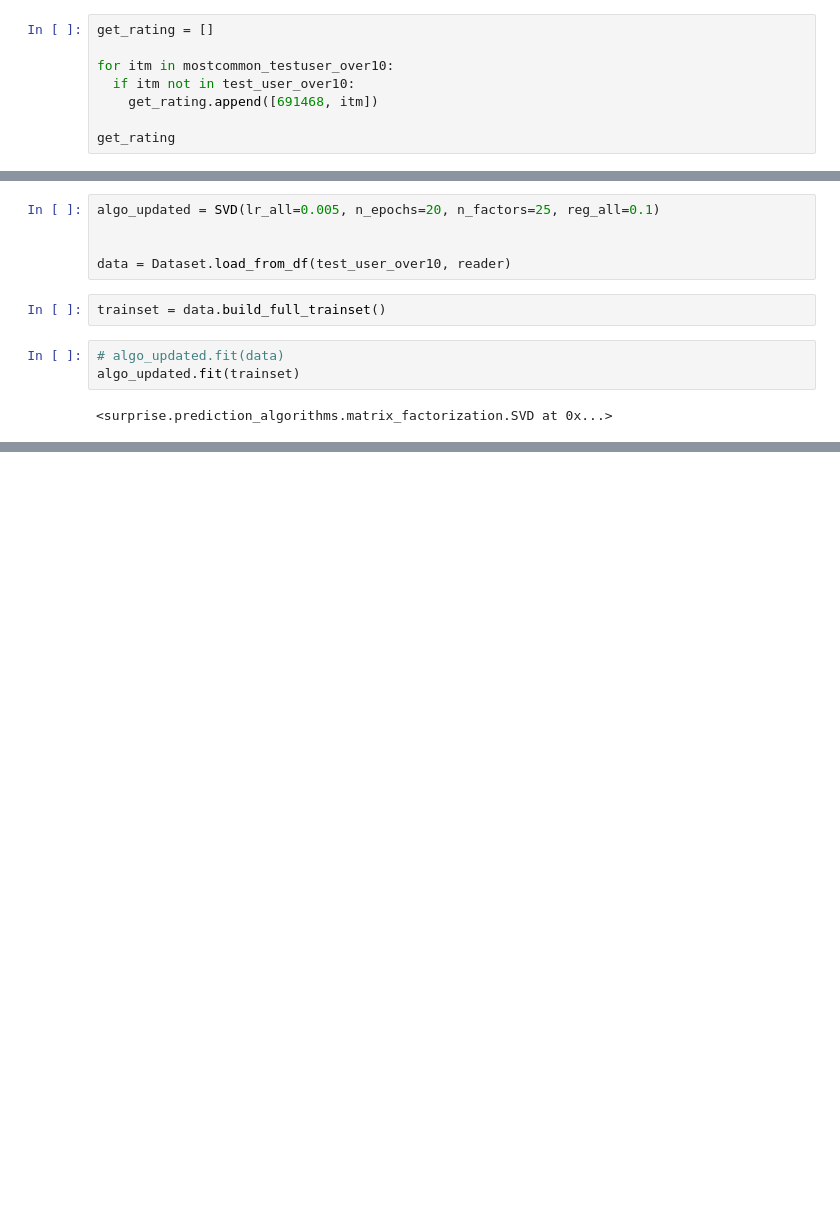
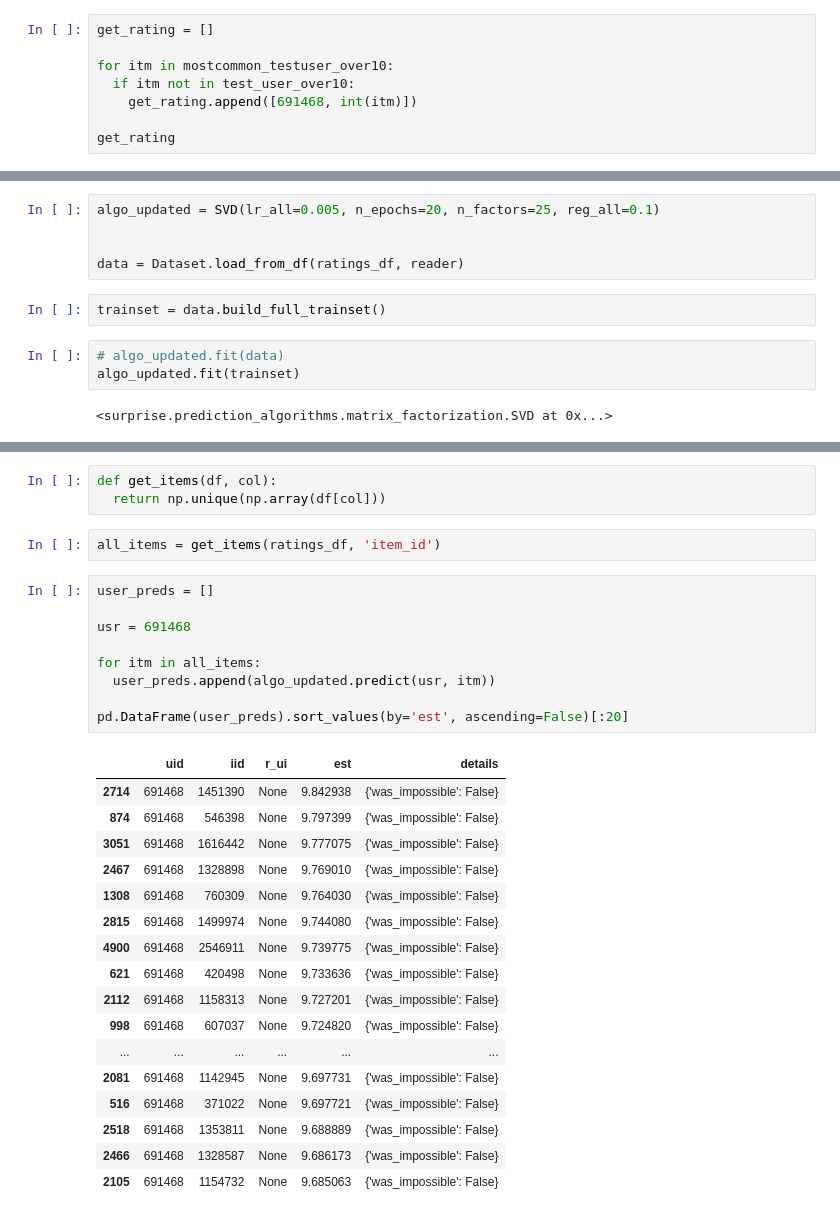
Before and after one commit to lschafrik/Recommend_the_Runway, a Jupyter notebook: c3_cos-sim_rating.ipynb, the cells around one changed output, grey strips where cells are left out. Saved outputs shown, nothing was run; the diff lists cells and outputs as text; blank space fills up the shorter version.

```diff
--- a/c3_cos-sim_rating.ipynb
+++ b/c3_cos-sim_rating.ipynb
@@ -249,6 +311,6 @@ get_rating = []
 
 for itm in mostcommon_testuser_over10:
   if itm not in test_user_over10:
-    get_rating.append([691468, itm])
+    get_rating.append([691468, int(itm)])
 
 get_rating
@@ -287,7 +323,7 @@ getrating_df
 algo_updated = SVD(lr_all=0.005, n_epochs=20, n_factors=25, reg_all=0.1)
 
 
-data = Dataset.load_from_df(test_user_over10, reader)
+data = Dataset.load_from_df(ratings_df, reader)
 # %%
 trainset = data.build_full_trainset()
 # %%
@@ -303,0 +392,32 @@ Prediction(uid=691468, iid=638571, r_ui=None, est=9.007679689847732, details={'w
+# %%
+def get_items(df, col):
+  return np.unique(np.array(df[col]))
+# %%
+all_items = get_items(ratings_df, 'item_id')
+# %%
+user_preds = []
+
+usr = 691468
+
+for itm in all_items:
+  user_preds.append(algo_updated.predict(usr, itm))
+
+pd.DataFrame(user_preds).sort_values(by='est', ascending=False)[:20]
+# %% [output]
+|  | uid | iid | r_ui | est | details |
+| 2714 | 691468 | 1451390 | None | 9.842938 | {'was_impossible': False} |
+| 874 | 691468 | 546398 | None | 9.797399 | {'was_impossible': False} |
+| 3051 | 691468 | 1616442 | None | 9.777075 | {'was_impossible': False} |
+| 2467 | 691468 | 1328898 | None | 9.769010 | {'was_impossible': False} |
+| 1308 | 691468 | 760309 | None | 9.764030 | {'was_impossible': False} |
+| 2815 | 691468 | 1499974 | None | 9.744080 | {'was_impossible': False} |
+| 4900 | 691468 | 2546911 | None | 9.739775 | {'was_impossible': False} |
+| 621 | 691468 | 420498 | None | 9.733636 | {'was_impossible': False} |
+| 2112 | 691468 | 1158313 | None | 9.727201 | {'was_impossible': False} |
+| 998 | 691468 | 607037 | None | 9.724820 | {'was_impossible': False} |
+| ... | ... | ... | ... | ... | ... |
+| 2081 | 691468 | 1142945 | None | 9.697731 | {'was_impossible': False} |
+| 516 | 691468 | 371022 | None | 9.697721 | {'was_impossible': False} |
+| 2518 | 691468 | 1353811 | None | 9.688889 | {'was_impossible': False} |
+| 2466 | 691468 | 1328587 | None | 9.686173 | {'was_impossible': False} |
+| 2105 | 691468 | 1154732 | None | 9.685063 | {'was_impossible': False} |
```
Also changed, not shown: parts of 14 cells of this notebook, 2 other files.
